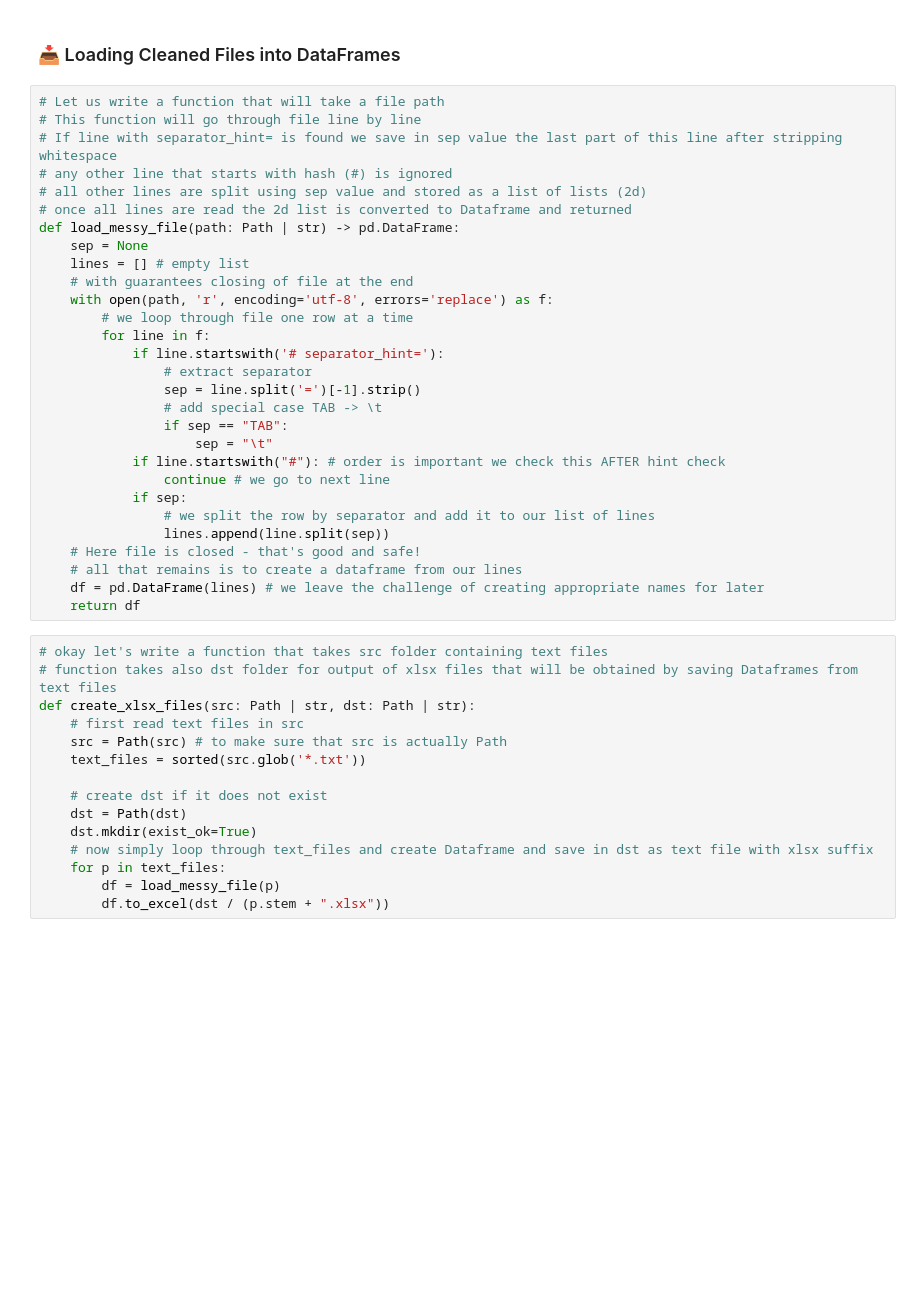
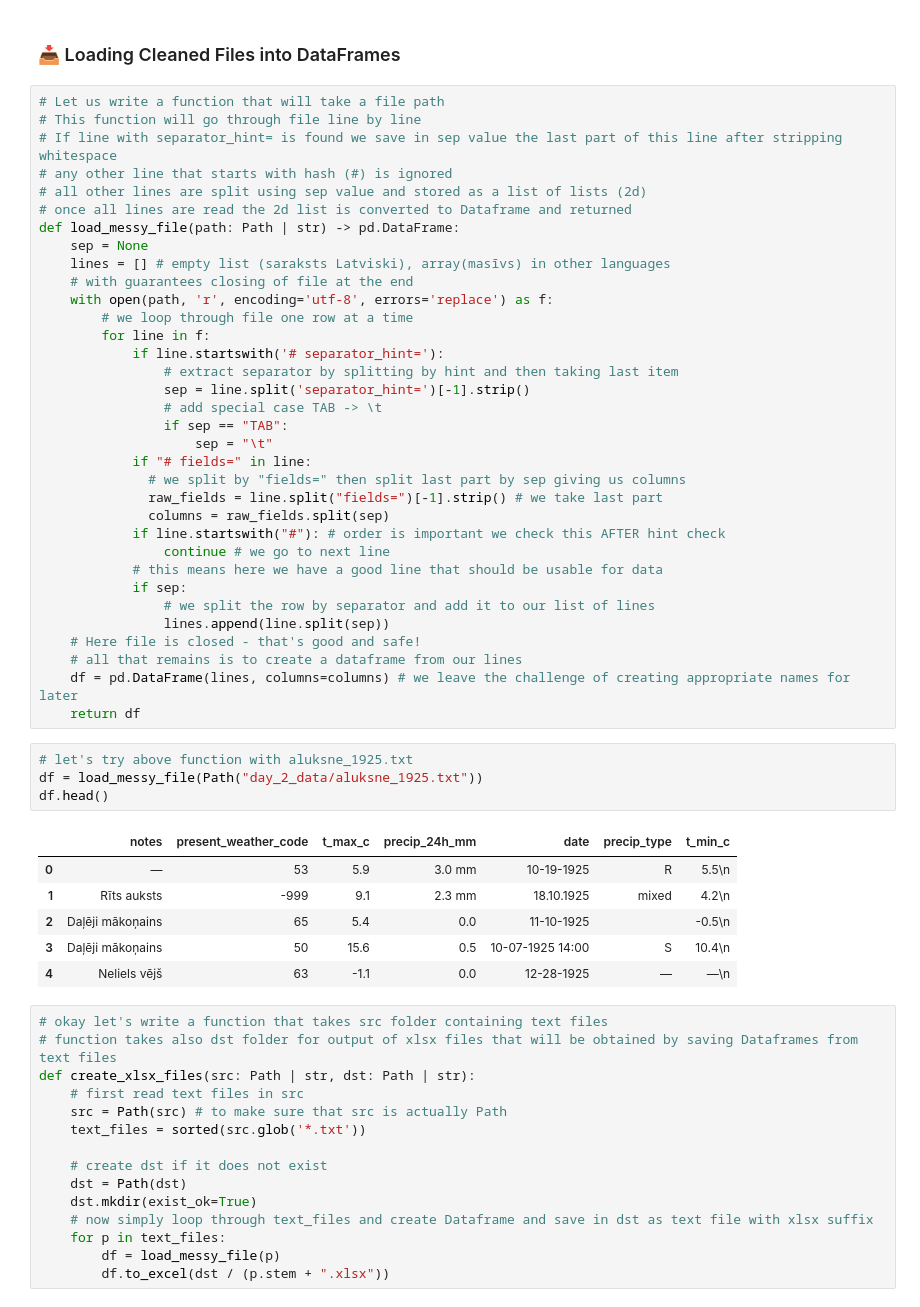
Before and after one commit to ValRCS/RTU_Data_Analysis_Visualization_CPD, a Jupyter notebook: notebooks/day2_data_cleaning_preparation.ipynb, the cells around one changed output. Saved outputs shown, nothing was run; the diff lists cells and outputs as text; blank space fills up the shorter version.

```diff
--- a/notebooks/day2_data_cleaning_preparation.ipynb
+++ b/notebooks/day2_data_cleaning_preparation.ipynb
@@ -463,26 +498,42 @@ day_2_data\riga_university_1925_p2.txt ;
 # once all lines are read the 2d list is converted to Dataframe and returned
 def load_messy_file(path: Path | str) -> pd.DataFrame:
     sep = None
-    lines = [] # empty list
+    lines = [] # empty list (saraksts Latviski), array(masīvs) in other languages
     # with guarantees closing of file at the end
     with open(path, 'r', encoding='utf-8', errors='replace') as f:
         # we loop through file one row at a time
         for line in f:
             if line.startswith('# separator_hint='):
-                # extract separator
-                sep = line.split('=')[-1].strip()
+                # extract separator by splitting by hint and then taking last item
+                sep = line.split('separator_hint=')[-1].strip()
                 # add special case TAB -> \t
                 if sep == "TAB":
                     sep = "\t"
+            if "# fields=" in line:
+              # we split by "fields=" then split last part by sep giving us columns
+              raw_fields = line.split("fields=")[-1].strip() # we take last part
+              columns = raw_fields.split(sep)
             if line.startswith("#"): # order is important we check this AFTER hint check
                 continue # we go to next line
+            # this means here we have a good line that should be usable for data
             if sep:
                 # we split the row by separator and add it to our list of lines
                 lines.append(line.split(sep))
     # Here file is closed - that's good and safe!
     # all that remains is to create a dataframe from our lines
-    df = pd.DataFrame(lines) # we leave the challenge of creating appropriate names for later
+    df = pd.DataFrame(lines, columns=columns) # we leave the challenge of creating appropriate names for later
     return df
+# %%
+# let's try above function with aluksne_1925.txt
+df = load_messy_file(Path("day_2_data/aluksne_1925.txt"))
+df.head()
+# %% [output]
+|  | notes | present_weather_code | t_max_c | precip_24h_mm | date | precip_type | t_min_c |
+| 0 | — | 53 | 5.9 | 3.0 mm | 10-19-1925 | R | 5.5\n |
+| 1 | Rīts auksts | -999 | 9.1 | 2.3 mm | 18.10.1925 | mixed | 4.2\n |
+| 2 | Daļēji mākoņains | 65 | 5.4 | 0.0 | 11-10-1925 |  | -0.5\n |
+| 3 | Daļēji mākoņains | 50 | 15.6 | 0.5 | 10-07-1925 14:00 | S | 10.4\n |
+| 4 | Neliels vējš | 63 | -1.1 | 0.0 | 12-28-1925 | — | —\n |
 # %%
 # okay let's write a function that takes src folder containing text files
 # function takes also dst folder for output of xlsx files that will be obtained by saving Dataframes from text files
```
Also changed, not shown: parts of 9 cells of this notebook.
